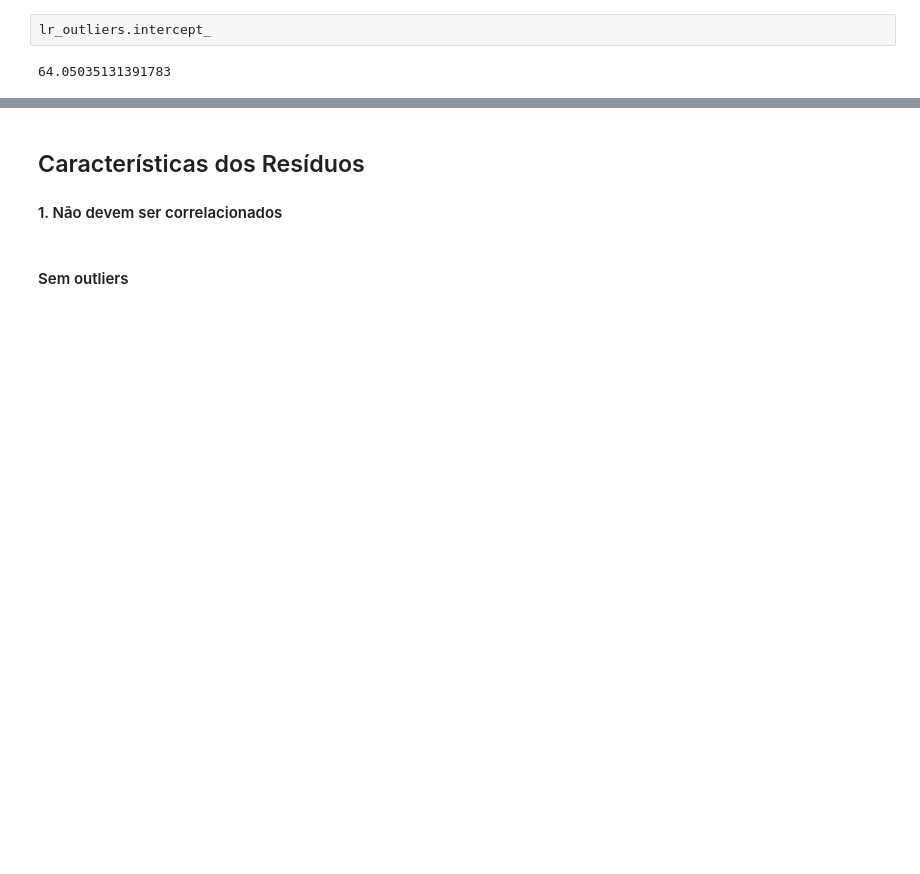
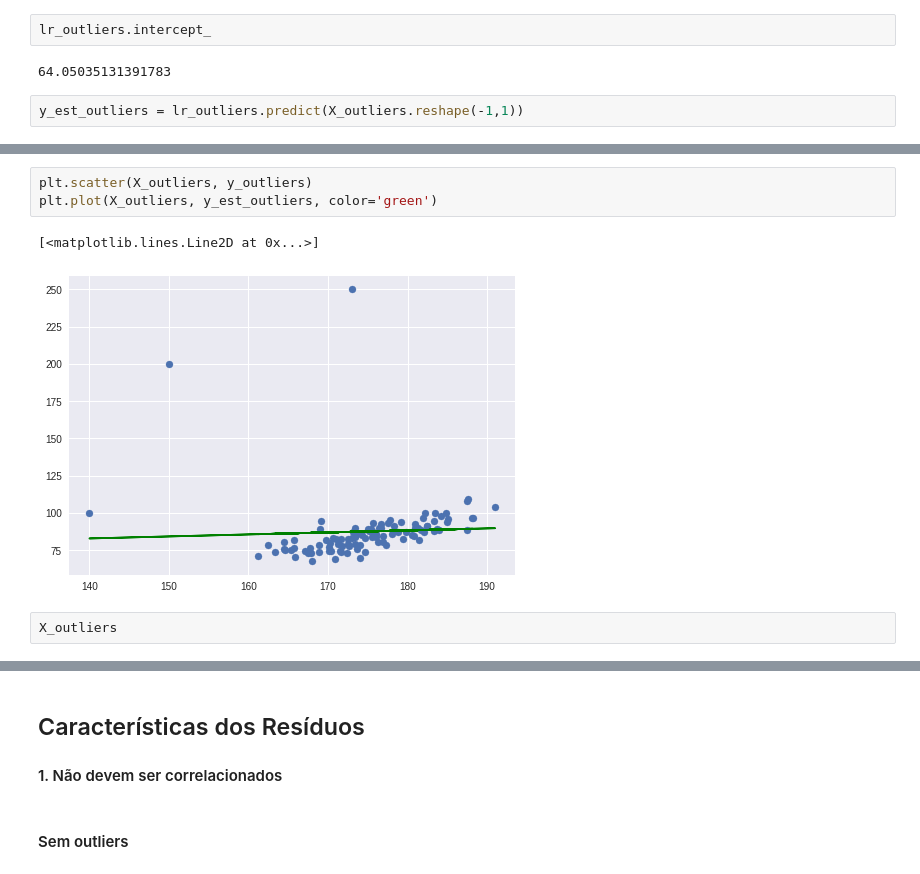
Before and after one commit to walisson-silva-ada/827-data-science, a Jupyter notebook: 02. Regressão Linear/2.1. Regressão Linear Simples.ipynb, the cells around one changed output, grey strips where cells are left out. Cells and saved outputs as stored; diff of their text form; blank space fills up the shorter version.

```diff
--- a/02. Regressão Linear/2.1. Regressão Linear Simples.ipynb
+++ b/02. Regressão Linear/2.1. Regressão Linear Simples.ipynb
@@ -565,3 +598,5 @@ array([0.13487779])
 lr_outliers.intercept_
 # %% [output]
 64.05035131391783
+# %%
+y_est_outliers = lr_outliers.predict(X_outliers.reshape(-1,1))
@@ -567,0 +620,8 @@ lr_outliers.intercept_
+# %%
+plt.scatter(X_outliers, y_outliers)
+plt.plot(X_outliers, y_est_outliers, color='green')
+# %% [output]
+[<matplotlib.lines.Line2D at 0x...>]
+[figure, added]
+# %%
+X_outliers
```
Also changed, not shown: parts of 22 cells of this notebook.
